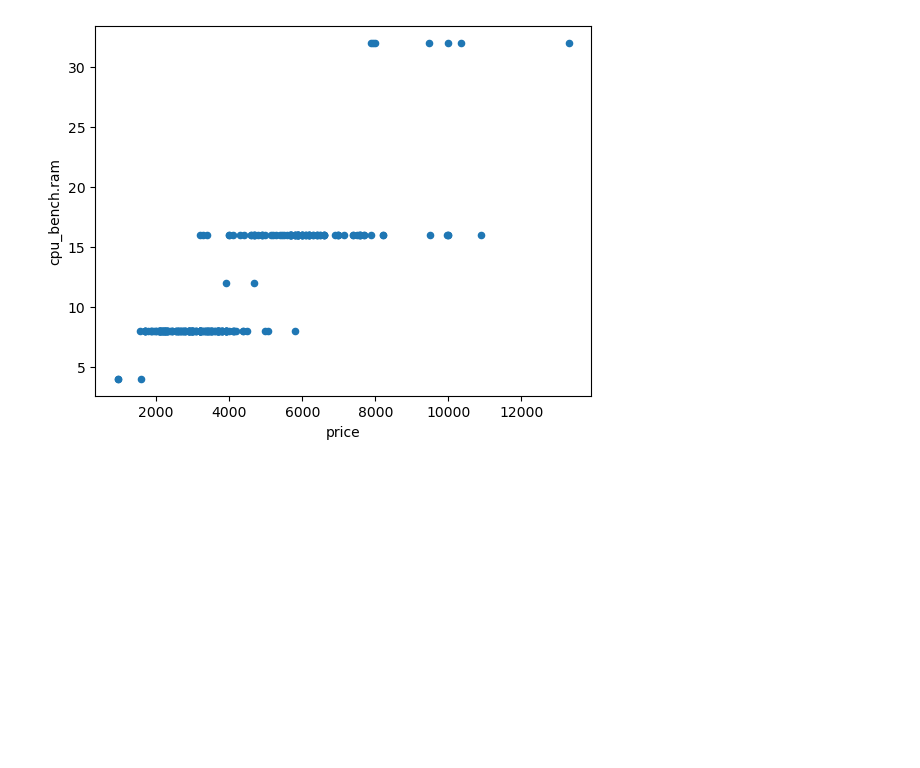
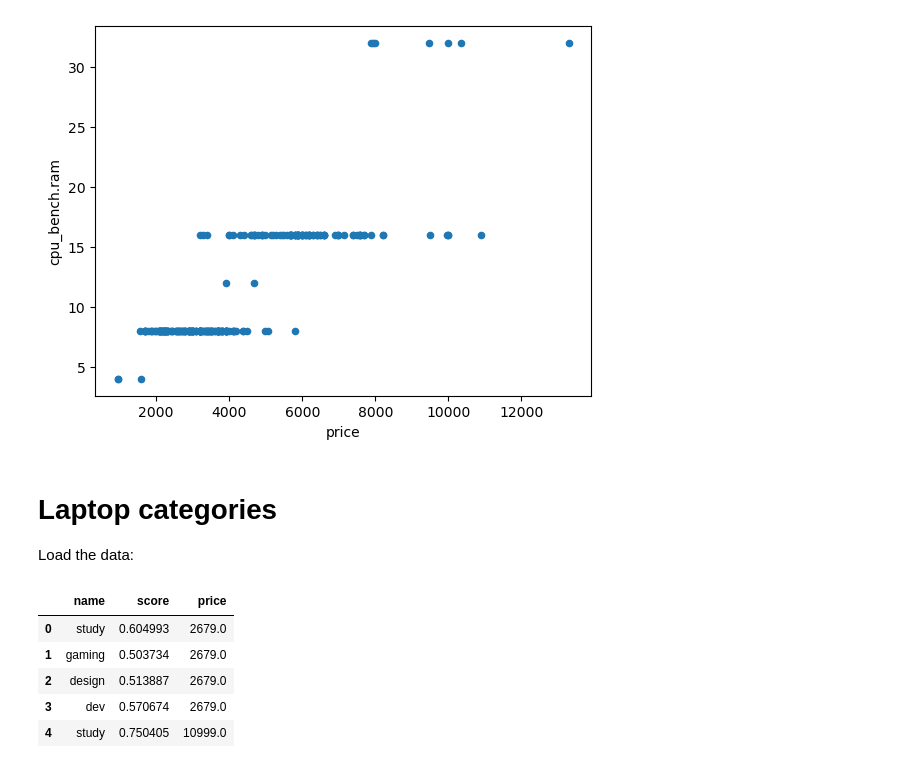
Before and after one commit to nickBes/favory, a Jupyter notebook: research/selection-method/notebook.ipynb, the cells around one changed output. Cells and saved outputs as stored; diff of their text form; code cells hidden in the pictures; blank space fills up the shorter version.

```diff
--- a/research/selection-method/notebook.ipynb
+++ b/research/selection-method/notebook.ipynb
@@ -70,3 +70,16 @@ df.plot.scatter(x="price", y="cpu_bench.ram")
 # %% [output]
 <Axes: xlabel='price', ylabel='cpu_bench.ram'>
 [figure]
+# %% [markdown]
+# Laptop categories
+Load the data:
+# %%
+df = pd.read_csv("./category-scores.csv")
+df.head()
+# %% [output]
+|  | name | score | price |
+| 0 | study | 0.604993 | 2679.0 |
+| 1 | gaming | 0.503734 | 2679.0 |
+| 2 | design | 0.513887 | 2679.0 |
+| 3 | dev | 0.570674 | 2679.0 |
+| 4 | study | 0.750405 | 10999.0 |
```
Also changed, not shown: parts of 3 cells of this notebook.
